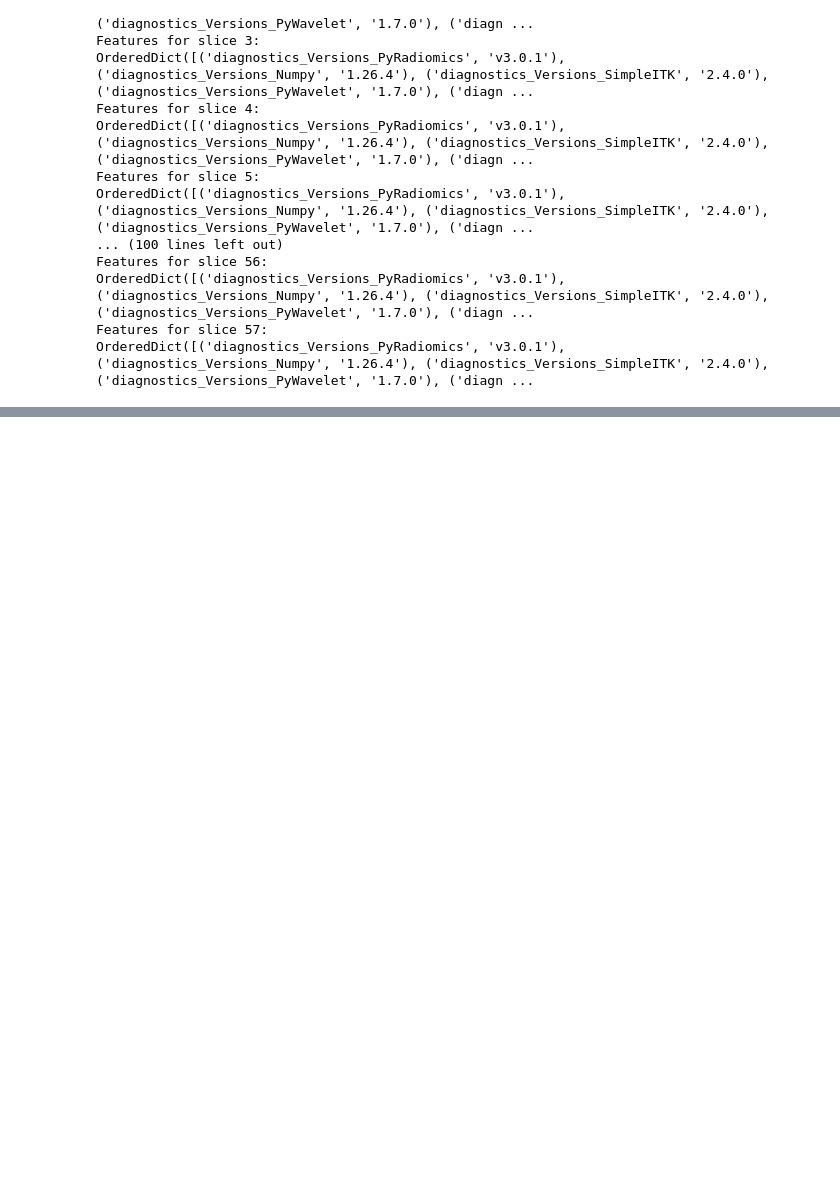
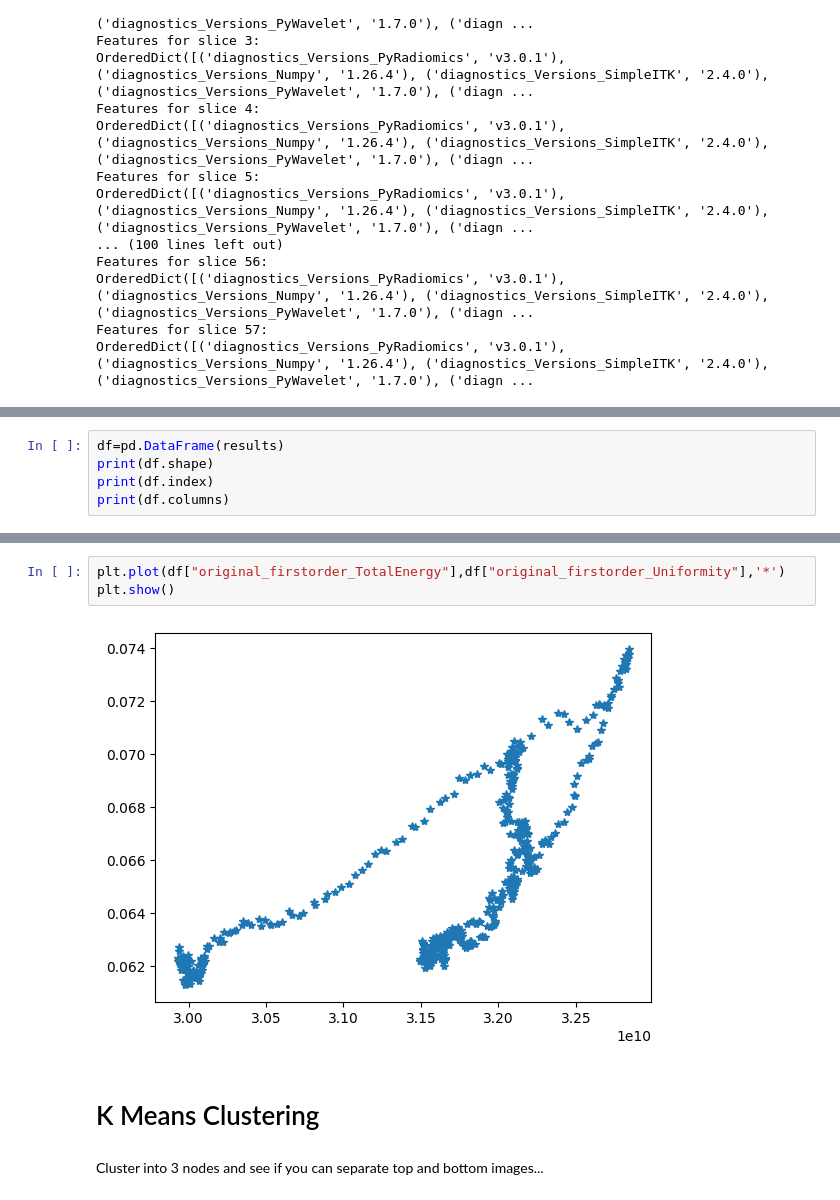
Before and after one commit to dhruvg97/BromptonML, a Jupyter notebook: Initial_Explore.ipynb, the cells around one changed output, grey strips where cells are left out. Cells and saved outputs as stored; diff of their text form; blank space fills up the shorter version.

```diff
--- a/Initial_Explore.ipynb
+++ b/Initial_Explore.ipynb
@@ -396,0 +371,5 @@ Look at Clustering
+# %%
+df=pd.DataFrame(results)
+print(df.shape)
+print(df.index)
+print(df.columns)
@@ -396,0 +394,9 @@ Look at Clustering
+# %%
+plt.plot(df["original_firstorder_TotalEnergy"],df["original_firstorder_Uniformity"],'*')
+plt.show()
+# %% [output]
+[figure, added]
+# %% [markdown]
+# K Means Clustering
+# %% [markdown]
+Cluster into 3 nodes and see if you can separate top and bottom images...
```
Also changed, not shown: parts of 15 cells of this notebook, 1 other file.
